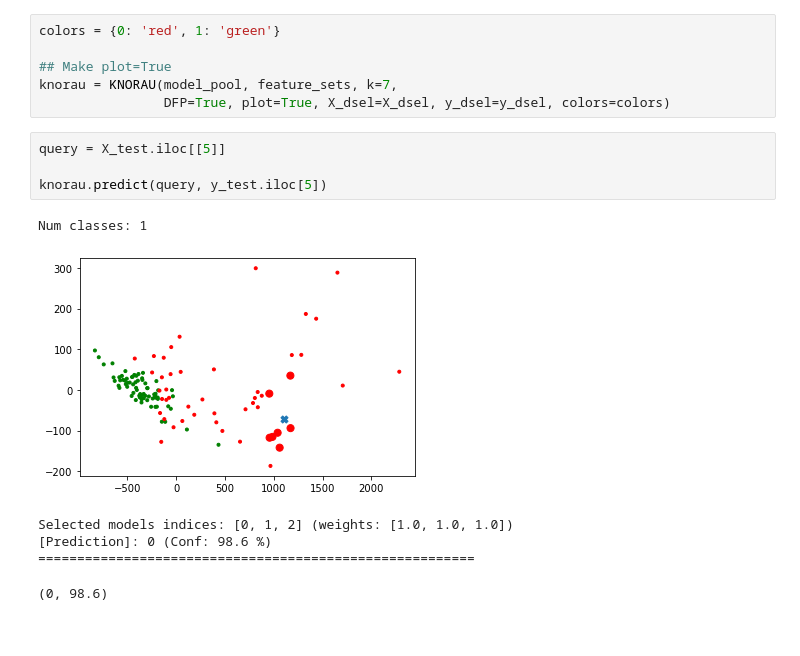
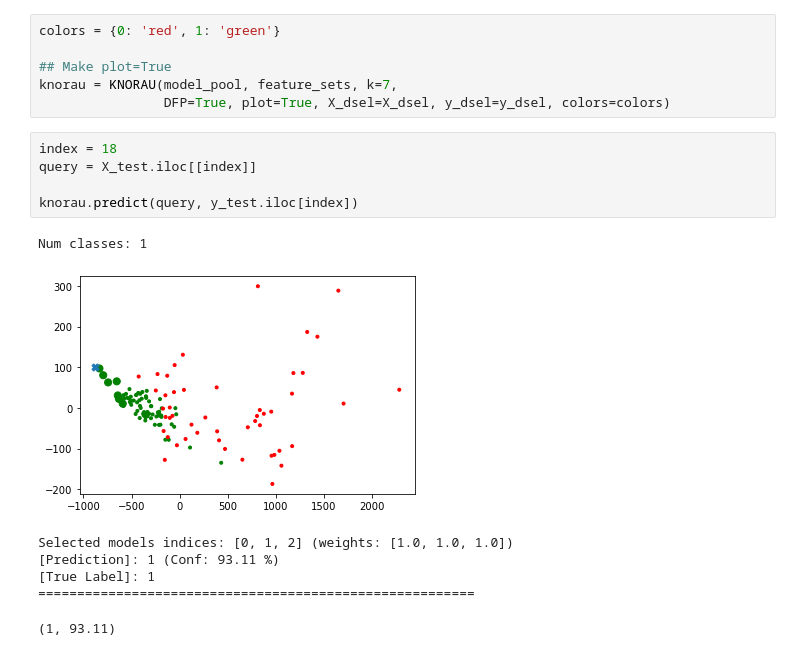
Before and after one commit to fukashi-hatake/infodeslib, a Jupyter notebook: Example.ipynb, the cells around one changed output. Saved outputs shown, nothing was run; the diff lists cells and outputs as text.

```diff
--- a/Example.ipynb
+++ b/Example.ipynb
@@ -97,14 +97,16 @@ colors = {0: 'red', 1: 'green'}
 knorau = KNORAU(model_pool, feature_sets, k=7,
                 DFP=True, plot=True, X_dsel=X_dsel, y_dsel=y_dsel, colors=colors)
 # %%
-query = X_test.iloc[[5]]
+index = 18
+query = X_test.iloc[[index]]
 
-knorau.predict(query, y_test.iloc[5])
+knorau.predict(query, y_test.iloc[index])
 # %% [output]
 Num classes: 1
-[figure, old version]
+[figure, new version]
 Selected models indices: [0, 1, 2] (weights: [1.0, 1.0, 1.0])
-[Prediction]: 0 (Conf: 98.6 %)
+[Prediction]: 1 (Conf: 93.11 %)
+[True Label]: 1
 ========================================================
-(0, 98.6)
+(1, 93.11)
 # %%
```
Also changed, not shown: parts of 1 cell of this notebook.
